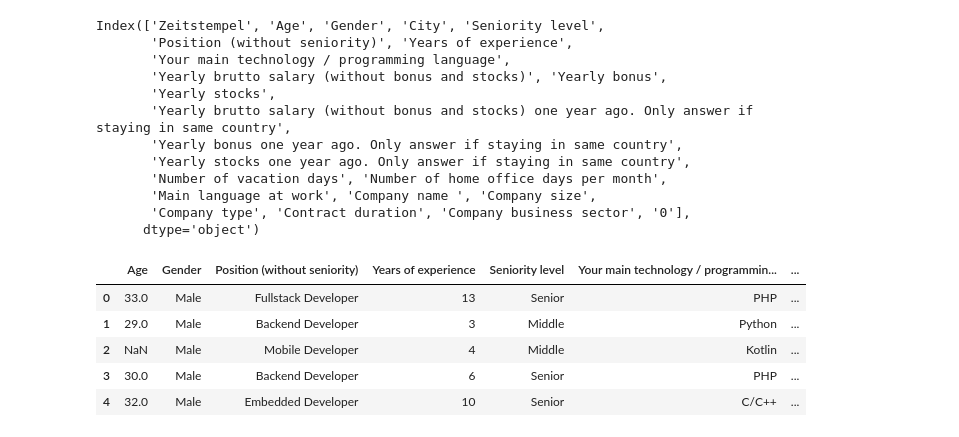
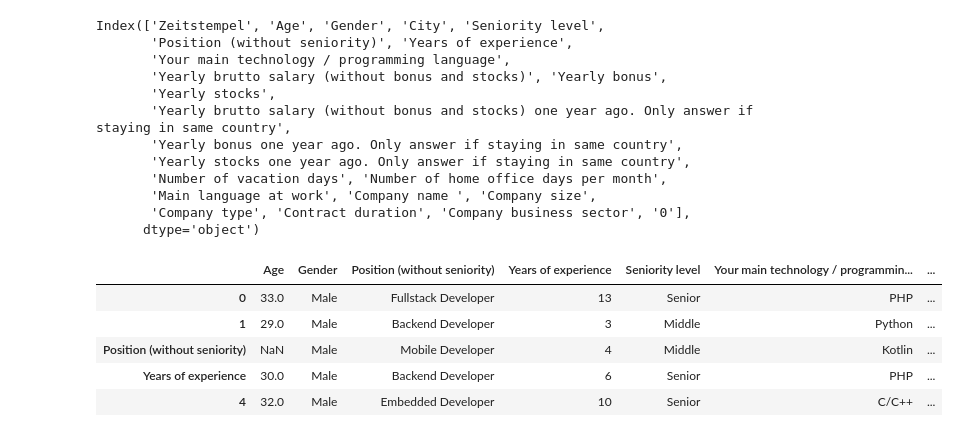
Before and after one commit to tlsiah/Salary-Prediction-model, a Jupyter notebook: Data Preprocessing & EDA.ipynb, the cells around one changed output. Cells and saved outputs as stored; diff of their text form; code cells hidden in the pictures.

```diff
--- a/Data Preprocessing & EDA.ipynb
+++ b/Data Preprocessing & EDA.ipynb
@@ -99,22 +99,28 @@ Index(['Zeitstempel', 'Age', 'Gender', 'City', 'Seniority level',
 # %%
 # replace nan values with 0, so that we can sum bonus and stock
 df_19['Yearly bonus'] = df_19['Yearly bonus'].fillna(0)
 df_19['Yearly stocks'] = df_19['Yearly stocks'].fillna(0)
 
 # add bonus and stocks cols
 # for same no. of cols as 2020 data, so that we can concat
 df_19['Yearly bonus'] = df_19['Yearly bonus'].astype(int) + df_19['Yearly stocks'].astype(int)
 
 df_19 = df_19.loc[:, ['Age', 'Gender', 'Position (without seniority)', 'Years of experience', 'Seniority level', 'Your main technology / programming language',
                  'Yearly brutto salary (without bonus and stocks)',
                    'Yearly bonus', 'Company size']]
+
+# standardise column names
+df_cols =
+df_19.rename(index={2: 'Position (without seniority)', 3: 'Years of experience', 6: 'Yearly brutto salary (without bonus and stocks) in EUR',
+                   7: 'Yearly bonus + stocks in EUR'}, inplace=True)
+
 df_19.head()
 # %% [output]
 |  | Age | Gender | Position (without seniority) | Years of experience | Seniority level | Your main technology / programmin... | ... |
 | 0 | 33.0 | Male | Fullstack Developer | 13 | Senior | PHP | ... |
 | 1 | 29.0 | Male | Backend Developer | 3 | Middle | Python | ... |
-| 2 | NaN | Male | Mobile Developer | 4 | Middle | Kotlin | ... |
-| 3 | 30.0 | Male | Backend Developer | 6 | Senior | PHP | ... |
+| Position (without seniority) | NaN | Male | Mobile Developer | 4 | Middle | Kotlin | ... |
+| Years of experience | 30.0 | Male | Backend Developer | 6 | Senior | PHP | ... |
 | 4 | 32.0 | Male | Embedded Developer | 10 | Senior | C/C++ | ... |
 # %%
 # use concat method to combine both datasets
```
Also changed, not shown: parts of 1 cell of this notebook.
